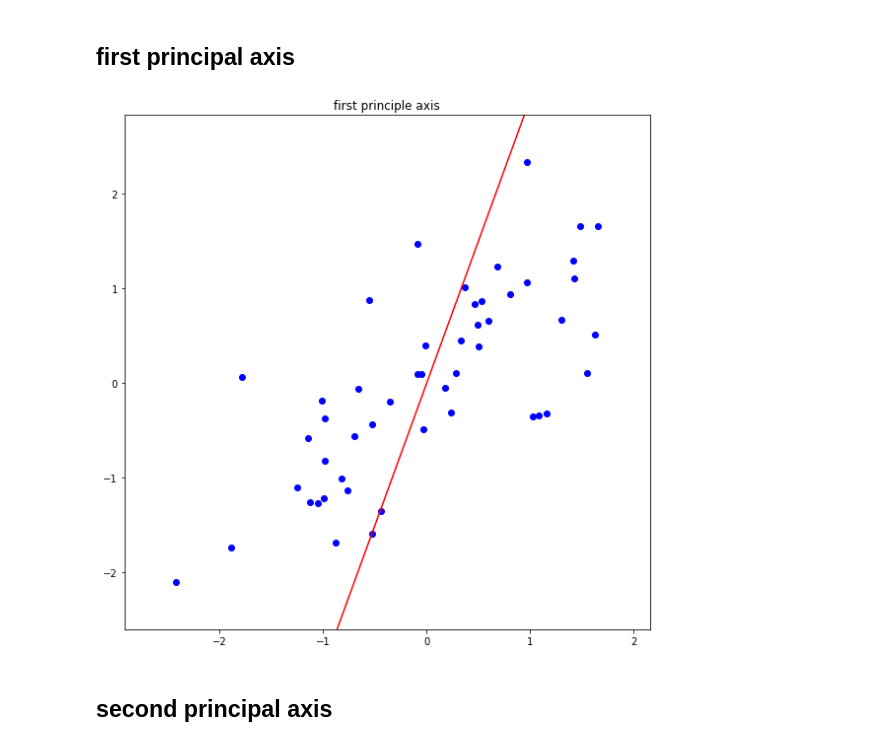
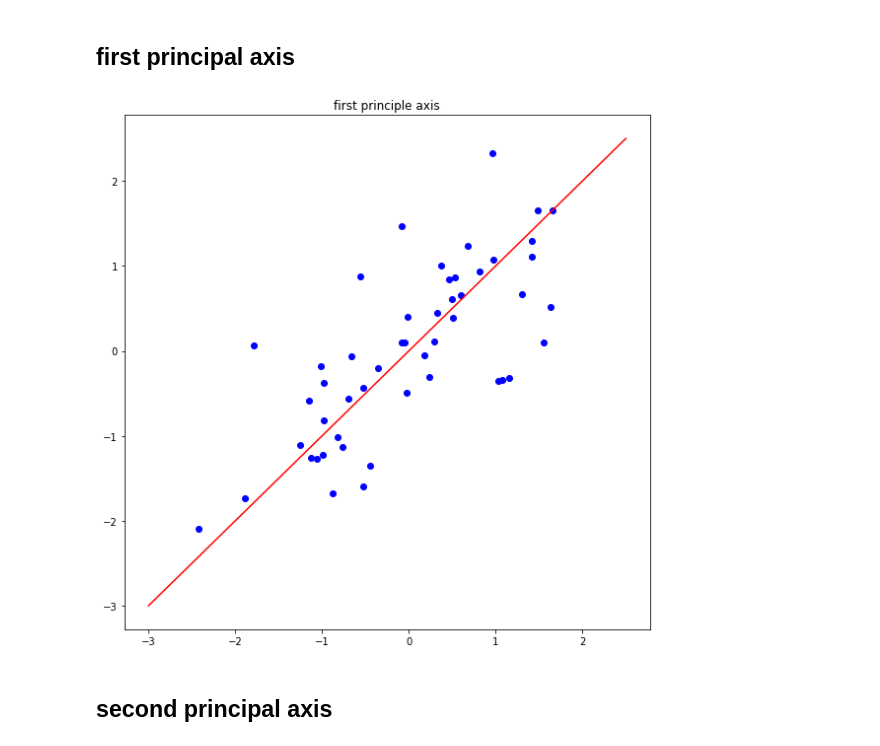
Before and after one commit to 2JooYeon/assignment-machine-learning, a Jupyter notebook: 12/assignment_12.ipynb, the cells around one changed output. Drawn from its saved outputs; the diff is of its cells as text; code cells hidden in the pictures.

```diff
--- a/12/assignment_12.ipynb
+++ b/12/assignment_12.ipynb
@@ -97,17 +98,20 @@ plt.show()
 # %% [markdown]
 ## first principal axis
-# %%
-plt.figure(figsize=(8,8))
-plt.title('first principle axis')
-# ===================================================
-# fill up the blank
-#
-#
-# ===================================================
-plt.tight_layout()
-plt.show()
-# %% [output]
-[figure, removed]
+# %%
+plt.figure(figsize=(8,8))
+plt.title('first principle axis')
+
+plt.plot(x, y, 'bo')
+plt.plot()
+x_list = np.arange(-3, 3, 0.5)
+y_list = (first[1]/first[0]) * x_list
+plt.xticks(np.arange(-2.5, 2, 0.5))
+plt.plot(x_list, y_list, color = 'red')
+
+plt.tight_layout()
+plt.show()
+# %% [output]
+[figure, added]
 # %% [markdown]
 ## second principal axis
 # %%
```
Also changed, not shown: parts of 1 cell of this notebook.
